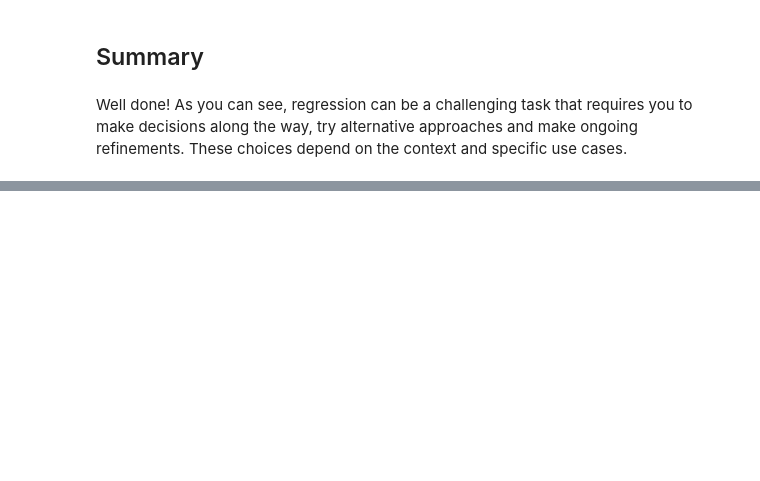
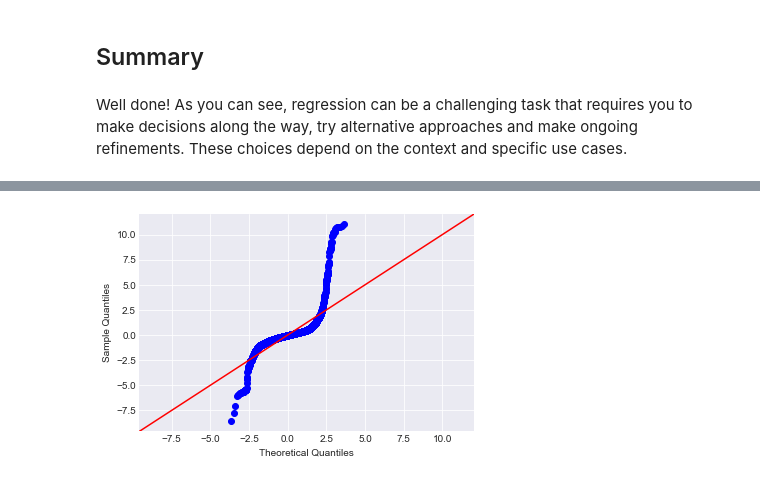
Before and after one commit to learn-co-curriculum/ds-linear-regression-project-axi, a Jupyter notebook: index.ipynb, the cells around one changed output, grey strips where cells are left out. Drawn from its saved outputs; the diff is of its cells as text; code cells hidden in the pictures; blank space fills up the shorter version.

```diff
--- a/index.ipynb
+++ b/index.ipynb
@@ -64,3 +273,18 @@ Check whether the model's errors are indeed homoscedastic or if they violate thi
 From here, make additional refinements to your model based on the above analysis. As you progress, continue to go back and check the assumptions for the updated model. Be sure to attempt at least 2 additional model refinements.
 # %% [markdown]
 > **Comment:** Based on the above plots, it seems as though outliers are having a substantial impact on the model. As such, removing outliers may be appropriate. Investigating the impact of a log transformation is also worthwhile.
+# %%
+# __SOLUTION__
+#Extract the p-value table from the summary and use it to subset our features
+summary = model.summary()
+p_table = summary.tables[1]
+p_table = pd.DataFrame(p_table.data)
+p_table.columns = p_table.iloc[0]
+p_table = p_table.drop(0)
+p_table = p_table.set_index(p_table.columns[0])
+p_table['P>|t|'] = p_table['P>|t|'].astype(float)
+x_cols = list(p_table[p_table['P>|t|']<0.05].index)
+x_cols.remove('Intercept')
+print(len(p_table), len(x_cols))
+print(x_cols[:5])
+p_table.head()
@@ -70,3 +346,9 @@ From here, make additional refinements to your model based on the above analysis
 ## Summary
 # %% [markdown]
 Well done! As you can see, regression can be a challenging task that requires you to make decisions along the way, try alternative approaches and make ongoing refinements. These choices depend on the context and specific use cases.
+# %%
+# __SOLUTION__
+#Your code here
+X = df[x_cols]
+vif = [variance_inflation_factor(X.values, i) for i in range(X.shape[1])]
+list(zip(x_cols, vif))
@@ -72,0 +373,5 @@ Well done! As you can see, regression can be a challenging task that requires yo
+# %%
+# __SOLUTION__
+vif_scores = list(zip(x_cols, vif))
+x_cols = [x for x,vif in vif_scores if vif < 5]
+print(len(vif_scores), len(x_cols))
@@ -72,0 +380,7 @@ Well done! As you can see, regression can be a challenging task that requires yo
+# %%
+# __SOLUTION__
+#Refit model with subset features
+predictors = '+'.join(x_cols)
+formula = outcome + "~" + predictors
+model = ols(formula=formula, data=train).fit()
+model.summary()
@@ -72,0 +420,5 @@ Well done! As you can see, regression can be a challenging task that requires yo
+# %%
+# __SOLUTION__
+fig = sm.graphics.qqplot(model.resid, dist=stats.norm, line='45', fit=True)
+# %% [output]
+[figure, added]
```
Also changed, not shown: parts of 32 cells of this notebook, 11 other files.
